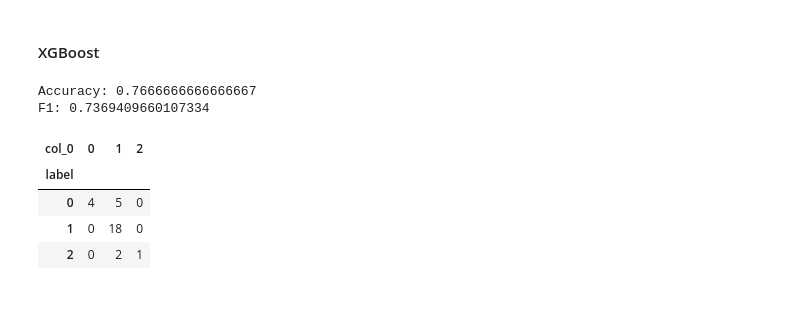
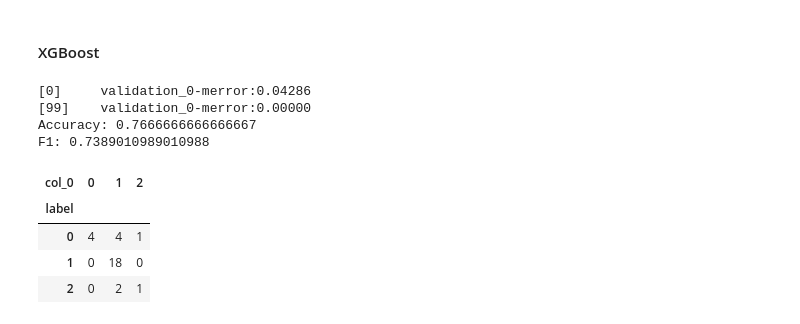
Before and after one commit to J-ZW-Wang/ss_data_project, a Jupyter notebook: PeakData_Keyword_Detection_on_Websites/Keyword Detection on websites.ipynb, the cells around one changed output. Drawn from its saved outputs; the diff is of its cells as text; code cells hidden in the pictures.

```diff
--- a/PeakData_Keyword_Detection_on_Websites/Keyword Detection on websites.ipynb
+++ b/PeakData_Keyword_Detection_on_Websites/Keyword Detection on websites.ipynb
@@ -436,18 +436,22 @@ F1: 0.5786561264822134
 # %% [markdown]
 #### XGBoost
 # %%
-xgbc = XGBClassifier(n_estimators=600, max_depth=4, random_state=30)
+xgbc = XGBClassifier(
+    n_estimators=100, max_depth=3, random_state=33, eval_metric="merror"
+)
 
-xgbc.fit(X_train, y_train)
+xgbc.fit(X_train, y_train, eval_set=[(X_train, y_train)], verbose=100)
 y_pred = xgbc.predict(X_val)
 print(f"Accuracy: {accuracy_score(y_val, y_pred)}")
 print(f"F1: {f1_score(y_val, y_pred, average='weighted')}")
 pd.crosstab(y_val, y_pred)
 # %% [output]
+[0]     validation_0-merror:0.04286
+[99]    validation_0-merror:0.00000
 Accuracy: 0.7666666666666667
-F1: 0.7369409660107334
+F1: 0.7389010989010988
 | col_0 | 0 | 1 | 2 |
 | label |  |  |  |
-| 0 | 4 | 5 | 0 |
+| 0 | 4 | 4 | 1 |
 | 1 | 0 | 18 | 0 |
 | 2 | 0 | 2 | 1 |
```
